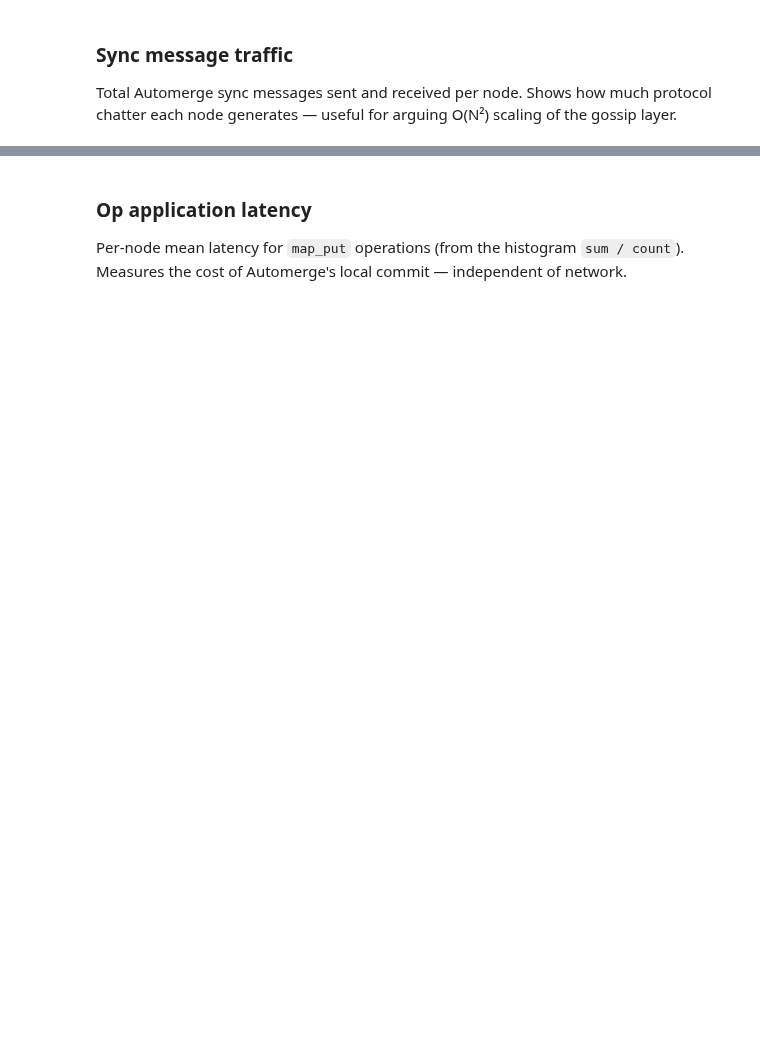
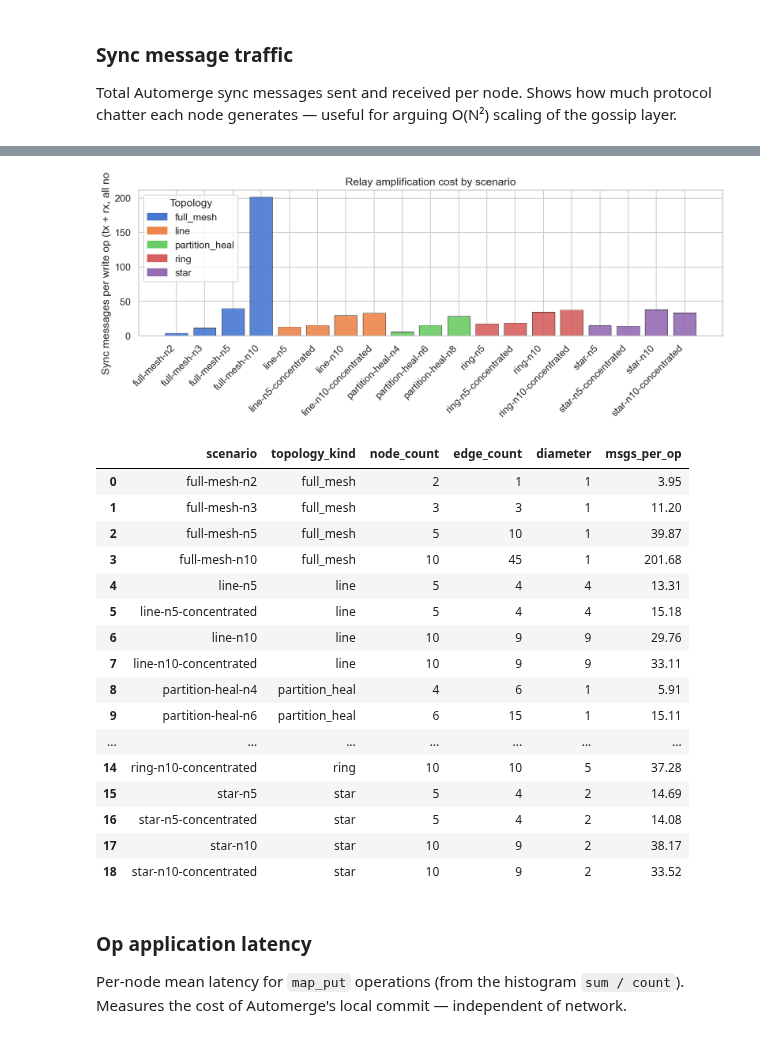
Before and after one commit to exokernel/replicant, a Jupyter notebook: analysis/convergence.ipynb, the cells around one changed output, grey strips where cells are left out. Cells and saved outputs as stored; diff of their text form; code cells hidden in the pictures; blank space fills up the shorter version.

```diff
--- a/analysis/convergence.ipynb
+++ b/analysis/convergence.ipynb
@@ -244,3 +422,63 @@ if metrics:
+# %%
+import matplotlib.patches as mpatches
+
+sync_rows = []
+for scen in summary.scenario.unique():
+    mpath = REPO / f"metrics-{scen}.json"
+    m = load_metrics(mpath)
+    if m is None or "replicant.sync.messages.tx" not in m:
+        continue
+    tx_total = int(m["replicant.sync.messages.tx"]["value"].sum())
+    rx_total = int(m["replicant.sync.messages.rx"]["value"].sum())
+    s_row = summary[summary.scenario == scen].iloc[0]
+    sync_rows.append({
+        "scenario": scen,
+        "topology_kind": s_row.topology_kind,
+        "node_count": int(s_row.node_count),
+        "edge_count": int(s_row.edge_count),
+        "diameter": int(s_row.diameter),
+        "msgs_per_op": (tx_total + rx_total) / (s_row.n_trials * s_row.op_count),
+    })
+sync_df = pd.DataFrame(sync_rows).sort_values(["topology_kind", "node_count"]).reset_index(drop=True)
+
+kinds = sorted(sync_df.topology_kind.unique())
+palette = dict(zip(kinds, sns.color_palette("muted", n_colors=len(kinds))))
+bar_colors = [palette[k] for k in sync_df.topology_kind]
+
+fig, ax = plt.subplots(figsize=(11, 4.5))
+ax.bar(sync_df.scenario, sync_df.msgs_per_op,
+       color=bar_colors, edgecolor="black", linewidth=0.4, alpha=0.9)
+ax.tick_params(axis="x", rotation=45)
+for label in ax.get_xticklabels():
+    label.set_horizontalalignment("right")
+ax.set_xlabel(None)
+ax.set_ylabel("Sync messages per write op (tx + rx, all nodes)")
+ax.set_title("Relay amplification cost by scenario")
+legend_handles = [mpatches.Patch(color=palette[k], label=k) for k in kinds]
+ax.legend(handles=legend_handles, title="Topology", loc="upper left")
+fig.tight_layout()
+fig.savefig(FIGS / "sync_vs_topology.pdf")
+plt.show()
+sync_df.round(2)
+# %% [output]
+[figure, added]
+|  | scenario | topology_kind | node_count | edge_count | diameter | msgs_per_op |
+| 0 | full-mesh-n2 | full_mesh | 2 | 1 | 1 | 3.95 |
+| 1 | full-mesh-n3 | full_mesh | 3 | 3 | 1 | 11.20 |
+| 2 | full-mesh-n5 | full_mesh | 5 | 10 | 1 | 39.87 |
+| 3 | full-mesh-n10 | full_mesh | 10 | 45 | 1 | 201.68 |
+| 4 | line-n5 | line | 5 | 4 | 4 | 13.31 |
+| 5 | line-n5-concentrated | line | 5 | 4 | 4 | 15.18 |
+| 6 | line-n10 | line | 10 | 9 | 9 | 29.76 |
+| 7 | line-n10-concentrated | line | 10 | 9 | 9 | 33.11 |
+| 8 | partition-heal-n4 | partition_heal | 4 | 6 | 1 | 5.91 |
+| 9 | partition-heal-n6 | partition_heal | 6 | 15 | 1 | 15.11 |
+| ... | ... | ... | ... | ... | ... | ... |
+| 14 | ring-n10-concentrated | ring | 10 | 10 | 5 | 37.28 |
+| 15 | star-n5 | star | 5 | 4 | 2 | 14.69 |
+| 16 | star-n5-concentrated | star | 5 | 4 | 2 | 14.08 |
+| 17 | star-n10 | star | 10 | 9 | 2 | 38.17 |
+| 18 | star-n10-concentrated | star | 10 | 9 | 2 | 33.52 |
 # %% [markdown]
 ### Op application latency
 
```
Also changed, not shown: parts of 17 cells of this notebook.
